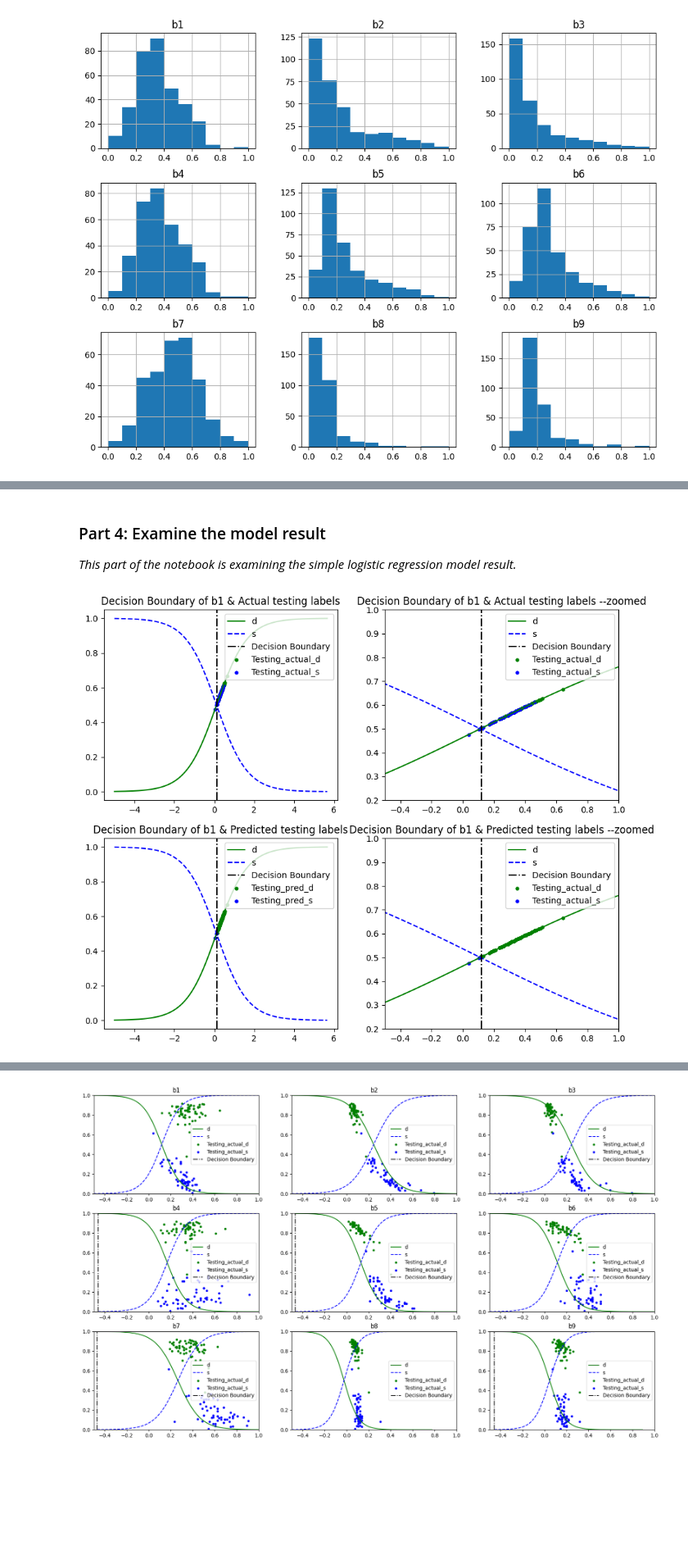
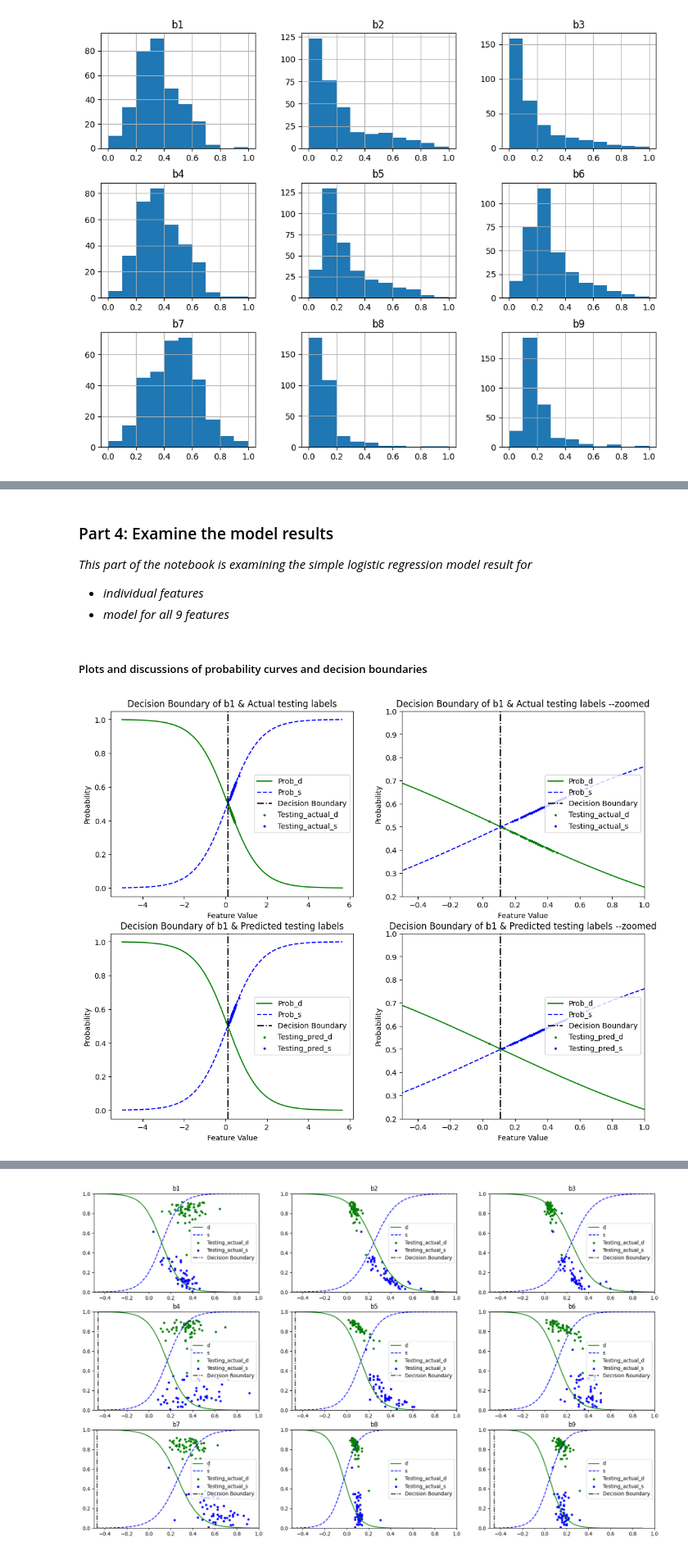
Before and after one commit to julietgrantham/CITS5508, a Jupyter notebook: Assignment 1/assignment1.ipynb, the cells around one changed output, grey strips where cells are left out. Shown at 82% size. Cells and saved outputs as stored; diff of their text form; code cells hidden in the pictures; blank space fills up the shorter version.

```diff
--- a/Assignment 1/assignment1.ipynb
+++ b/Assignment 1/assignment1.ipynb
@@ -233,5 +309,5 @@ df_training_min_max_binary = df_training_min_max_binary.copy()
 df_testing_min_max_binary = df_testing_min_max_binary.copy()
 
 # set class 'd' to be 0, class 's' to be 1
-df_training_min_max_binary['class'] = df_training_min_max_binary['class'].apply(lambda x: 1 if x == 'd' else 0)
-df_testing_min_max_binary['class'] = df_testing_min_max_binary['class'].apply(lambda x: 1 if x == 'd' else 0)
+df_training_min_max_binary['class'] = df_training_min_max_binary['class'].apply(lambda x: 0 if x == 'd' else 1)
+df_testing_min_max_binary['class'] = df_testing_min_max_binary['class'].apply(lambda x: 0 if x == 'd' else 1)
@@ -412,11 +539,16 @@ Note that, there are many parameters of logistic regression that can be defined
 # %% [markdown]
-### Part 4: Examine the model result
-_This part of the notebook is examining the simple logistic regression model result._
+### Part 4: Examine the model results
+_This part of the notebook is examining the simple logistic regression model result for_
+* _individual features_
+* _model for all 9 features_
+# %% [markdown]
+##### Plots and discussions of probability curves and decision boundaries
 # %%
+# Defines the function that plots probability curves and the decision boundary
 def plot_decision_boundary(arr_x_new,arr_y_proba,int_boundary,arr_testing_y,arr_testing_x,arr_test_proba,actual_or_prediction):
     #plot probability curve
-    plt.plot(arr_x_new[:], arr_y_proba[:, 0], "g-", label="d")
-    plt.plot(arr_x_new[:], arr_y_proba[:, 1], "b--", label="s")
+    plt.plot(arr_x_new[:], arr_y_proba[:, 0], "g-", label="Prob_d")
+    plt.plot(arr_x_new[:], arr_y_proba[:, 1], "b--", label="Prob_s")
 
     #plot vertical line for decision boundary
     plt.axvline(x = int_boundary,
@@ -424,21 +556,27 @@ def plot_decision_boundary(arr_x_new,arr_y_proba,int_boundary,arr_testing_y,arr_
                 label = 'Decision Boundary',
                 linestyle='dashdot')
 
-    # plot the testing set on the graph, using their feature value and predicted probability to be 'd'
+    # plot the testing set on the graph,
+        #if the label (actual or prediction) is 'd', using the probability of 'd'
+        #if the label (actual or prediction) is 's', using the probability of 's'
     plt.scatter(arr_testing_x[np.where(arr_testing_y==0)[0]],
-                arr_test_proba[:,0][np.where(arr_testing_y==0)[0]],
+                arr_test_proba[:, 0][np.where(arr_testing_y==0)[0]],
                 color='green',
                 label='Testing_'+ actual_or_prediction + '_d',
-                s=12)
+                s=5)
     plt.scatter(arr_testing_x[np.where(arr_testing_y==1)[0]],
-                arr_test_proba[:,0][np.where(arr_testing_y==1)[0]],
+                arr_test_proba[:,1][np.where(arr_testing_y==1)[0]],
                 color='blue',
                 label='Testing_'+ actual_or_prediction + '_s',
-                s=12)
+                s=5)
 
-    plt.legend(loc = 'upper right')
+#show legend upper right corner
+    plt.legend(loc = 'center right')
+
+    plt.ylabel('Probability')
+    plt.xlabel('Feature Value')
 # %%
-# First, decision boundary of the two models that trained on feature 'b1' is inspected.
+# First, decision boundary of the model that trained on feature 'b1' is inspected.
 
 #enerate even spaced 1000 datapoints between maximum and minimum values of b1
 arr_x_new = np.linspace(df_training_min_max_binary_x['b1'].min() - 5,
@@ -449,37 +587,42 @@ arr_x_new = arr_x_new.T
 #create probability for each class based on the linespaced feature values
 arr_y_proba = log_reg_b1.predict_proba(arr_x_new.reshape(-1,1))
 
-#create probability for the testing set
+#create probability for each class and prediction for the testing set
 arr_testing_x = np.ravel(df_testing_min_max_binary_x['b1'])
 arr_testing_y = np.ravel(df_testing_min_max_binary_y)
 arr_test_proba = log_reg_b1.predict_proba(arr_testing_x.reshape(-1,1))
 arr_y_pred_min_max_log = log_reg_b1.predict(arr_testing_x.reshape(-1, 1))
 
 #find decision boundary
-int_boundary = arr_x_new[:][arr_y_proba[:, 0]>=0.5].min()
+int_boundary = arr_x_new[:][arr_y_proba[:, 0]>=0.5].max()
 
-fig = plt.figure(figsize=(11,9))
+#plot the decision boundary, probability curves and some test set data
+fig = plt.figure(figsize=(13,10))
 
+# plot using the actual labels of the test set data
 plt.subplot(2, 2, 1)
 plot_decision_boundary(arr_x_new,arr_y_proba,int_boundary,arr_testing_y,arr_testing_x,arr_test_proba,"actual")
 plt.title('Decision Boundary of b1 & Actual testing labels')
 
+# plot using the actual labels of the test set data, and zoom in on the graph
 plt.subplot(2, 2, 2)
 plot_decision_boundary(arr_x_new,arr_y_proba,int_boundary,arr_testing_y,arr_testing_x,arr_test_proba,"actual")
 plt.title('Decision Boundary of b1 & Actual testing labels --zoomed')
 plt.xlim(-0.5, 1)
 plt.ylim(0.2, 1)
 
+# plot using the predicted labels of the test set data
 plt.subplot(2, 2, 3)
 plot_decision_boundary(arr_x_new,arr_y_proba,int_boundary,arr_y_pred_min_max_log,arr_testing_x,arr_test_proba,"pred")
 plt.title('Decision Boundary of b1 & Predicted testing labels')
 
+# plot using the actual labels of the test set data, zoom in on the graph
 plt.subplot(2, 2, 4)
-plot_decision_boundary(arr_x_new,arr_y_proba,int_boundary,arr_y_pred_min_max_log,arr_testing_x,arr_test_proba,"actual")
+plot_decision_boundary(arr_x_new,arr_y_proba,int_boundary,arr_y_pred_min_max_log,arr_testing_x,arr_test_proba,"pred")
 plt.title('Decision Boundary of b1 & Predicted testing labels --zoomed')
 plt.xlim(-0.5, 1)
 plt.ylim(0.2, 1)
 
 plt.show()
 # %% [output]
-[figure, old version]
+[figure, new version]
```
Also changed, not shown: parts of 56 cells of this notebook.
